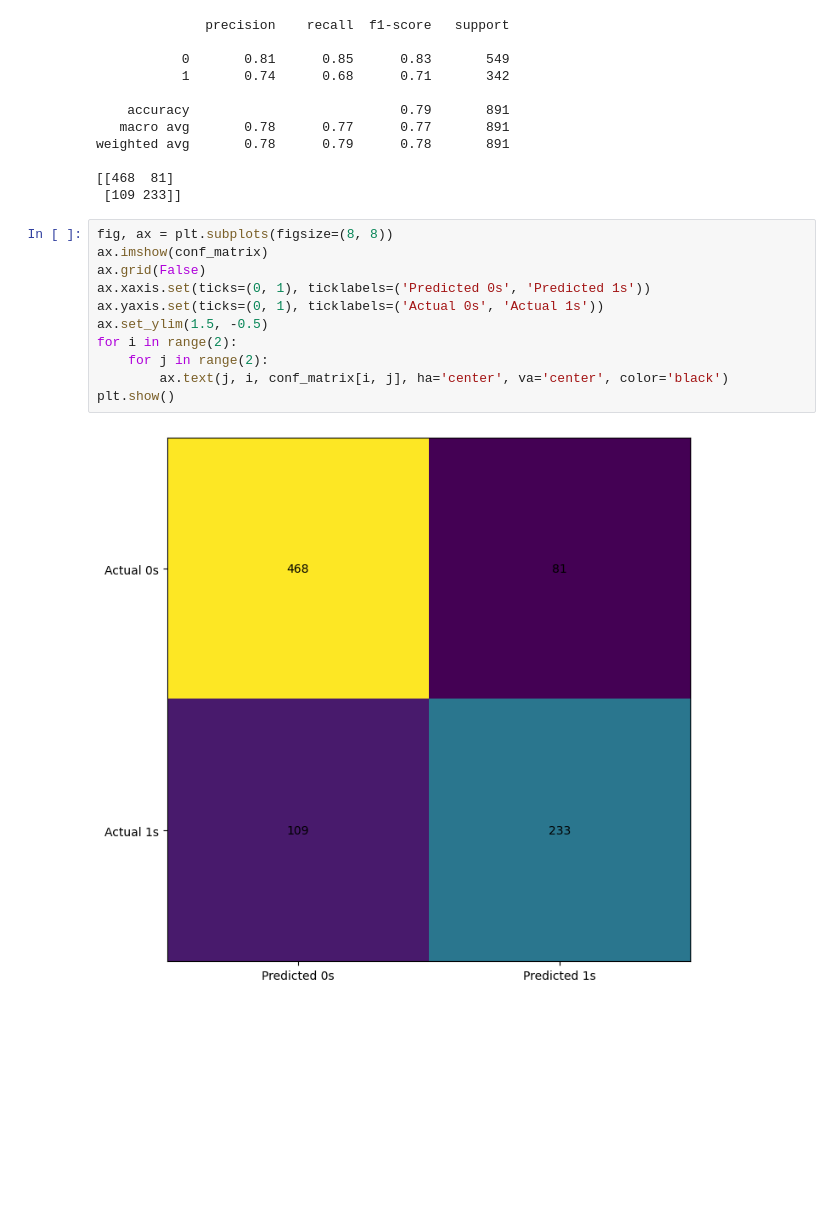
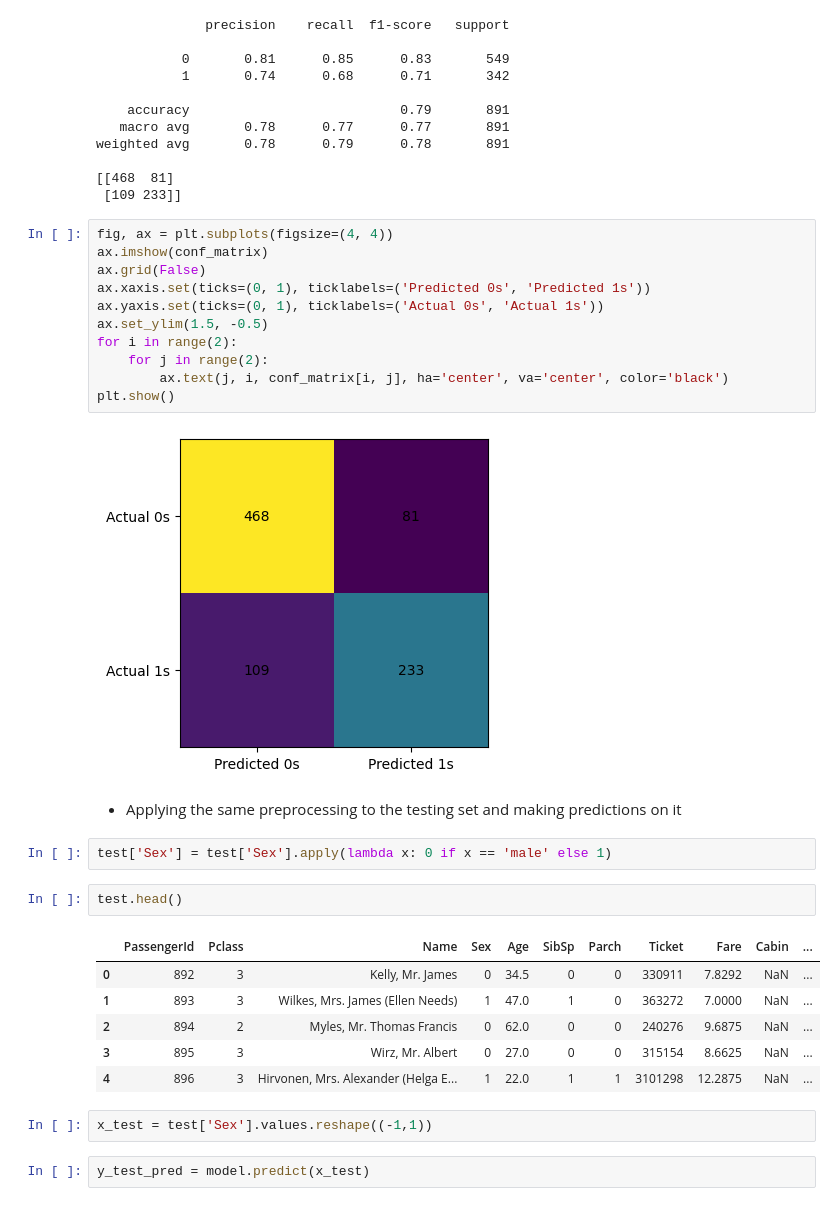
Before and after one commit to BakiRhina/Titanic, a Jupyter notebook: main.ipynb, the cells around one changed output. Cells and saved outputs as stored; diff of their text form; blank space fills up the shorter version.

Commit message:
feat: first prediction done

```diff
--- a/main.ipynb
+++ b/main.ipynb
@@ -465,15 +475,32 @@ weighted avg       0.78      0.79      0.78       891
 [[468  81]
  [109 233]]
 # %%
-fig, ax = plt.subplots(figsize=(8, 8))
+fig, ax = plt.subplots(figsize=(4, 4))
 ax.imshow(conf_matrix)
 ax.grid(False)
 ax.xaxis.set(ticks=(0, 1), ticklabels=('Predicted 0s', 'Predicted 1s'))
 ax.yaxis.set(ticks=(0, 1), ticklabels=('Actual 0s', 'Actual 1s'))
 ax.set_ylim(1.5, -0.5)
 for i in range(2):
     for j in range(2):
         ax.text(j, i, conf_matrix[i, j], ha='center', va='center', color='black')
 plt.show()
 # %% [output]
-[figure, old version]
+[figure, new version]
+# %% [markdown]
+- Applying the same preprocessing to the testing set and making predictions on it
+# %%
+test['Sex'] = test['Sex'].apply(lambda x: 0 if x == 'male' else 1)
+# %%
+test.head()
+# %% [output]
+|  | PassengerId | Pclass | Name | Sex | Age | SibSp | Parch | Ticket | Fare | Cabin | ... |
+| 0 | 892 | 3 | Kelly, Mr. James | 0 | 34.5 | 0 | 0 | 330911 | 7.8292 | NaN | ... |
+| 1 | 893 | 3 | Wilkes, Mrs. James (Ellen Needs) | 1 | 47.0 | 1 | 0 | 363272 | 7.0000 | NaN | ... |
+| 2 | 894 | 2 | Myles, Mr. Thomas Francis | 0 | 62.0 | 0 | 0 | 240276 | 9.6875 | NaN | ... |
+| 3 | 895 | 3 | Wirz, Mr. Albert | 0 | 27.0 | 0 | 0 | 315154 | 8.6625 | NaN | ... |
+| 4 | 896 | 3 | Hirvonen, Mrs. Alexander (Helga E... | 1 | 22.0 | 1 | 1 | 3101298 | 12.2875 | NaN | ... |
+# %%
+x_test = test['Sex'].values.reshape((-1,1))
+# %%
+y_test_pred = model.predict(x_test)
```
Also changed, not shown: parts of 6 cells of this notebook, 1 other file.
